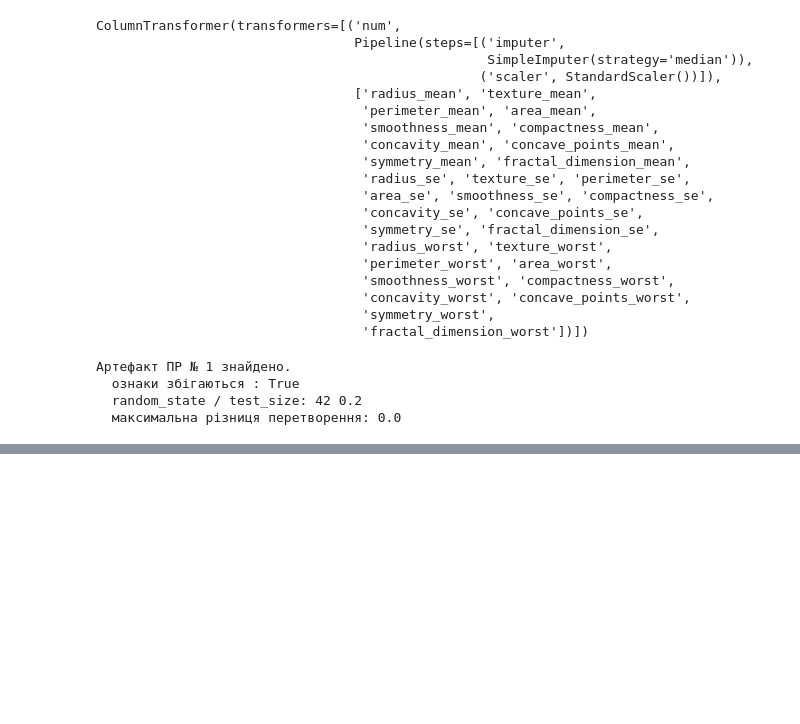
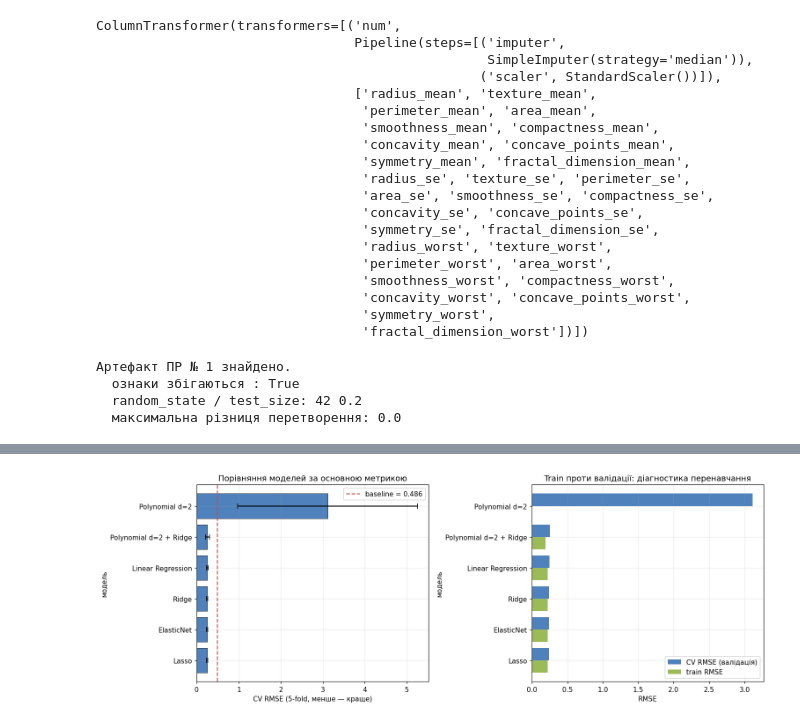
Before and after one commit to solomiiakovalchuk/machineLearning, a Jupyter notebook: lab01/notebook/lab01.ipynb, the cells around one changed output, grey strips where cells are left out. Cells and saved outputs as stored; diff of their text form; code cells hidden in the pictures; blank space fills up the shorter version.

```diff
--- a/lab01/notebook/lab01.ipynb
+++ b/lab01/notebook/lab01.ipynb
@@ -370,0 +508,6 @@ else:
+# %%
+res = pd.DataFrame(RESULTS).set_index("model")
+res_show = res[["CV RMSE", "CV std", "CV MAE", "CV R2", "train RMSE", "params"]].copy()
+res_show["краще за baseline"] = np.where(
+    res_show["CV RMSE"] < res.loc["Baseline (mean)", "CV RMSE"], "так", "—")
+print(res_show.round(4).to_string())
@@ -370,0 +524,30 @@ else:
+# %%
+order = res.drop(index="Baseline (mean)").sort_values("CV RMSE")
+fig, axes = plt.subplots(1, 2, figsize=(14, 5))
+
+ax = axes[0]
+ax.barh(order.index, order["CV RMSE"], xerr=order["CV std"], capsize=4,
+        color="#4f81bd", edgecolor="black", linewidth=0.5)
+ax.axvline(res.loc["Baseline (mean)", "CV RMSE"], color="#c0504d", linestyle="--",
+           label=f"baseline = {res.loc['Baseline (mean)', 'CV RMSE']:.3f}")
+ax.set_xlabel("CV RMSE (5-fold, менше — краще)")
+ax.set_ylabel("модель")
+ax.set_title("Порівняння моделей за основною метрикою")
+ax.legend()
+
+ax = axes[1]
+idx = np.arange(len(order))
+ax.barh(idx + 0.2, order["CV RMSE"], height=0.4, color="#4f81bd", label="CV RMSE (валідація)")
+ax.barh(idx - 0.2, order["train RMSE"], height=0.4, color="#9bbb59", label="train RMSE")
+ax.set_yticks(idx)
+ax.set_yticklabels(order.index)
+ax.set_xlabel("RMSE")
+ax.set_ylabel("модель")
+ax.set_title("Train проти валідації: діагностика перенавчання")
+ax.legend()
+
+fig.tight_layout()
+fig.savefig(FIG / "02_cv_model_comparison.png")
+plt.show()
+# %% [output]
+[figure, added]
```
Also changed, not shown: parts of 7 cells of this notebook, 1 other file.
